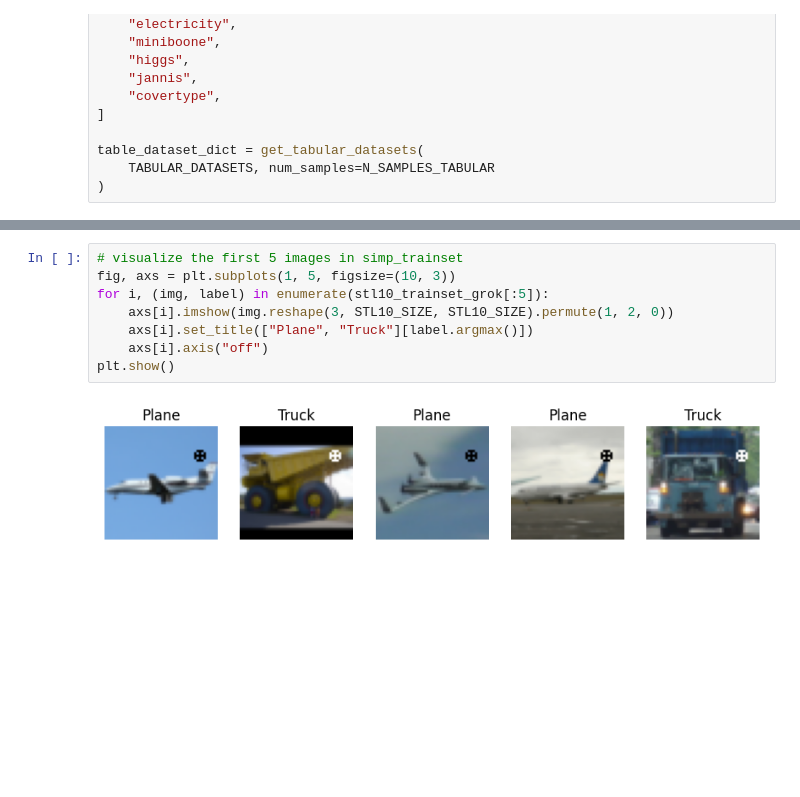
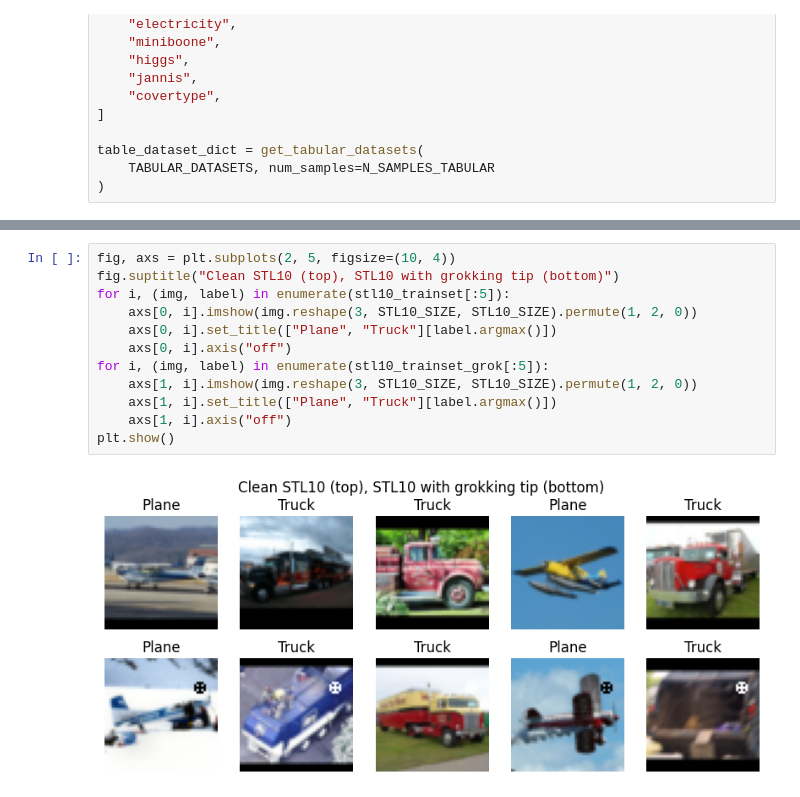
Before and after one commit to gerkone/recursive_feature_machines_praktikum, a Jupyter notebook: praktikum/reproduction.ipynb, the cells around one changed output, grey strips where cells are left out. Saved outputs shown, nothing was run; the diff lists cells and outputs as text; blank space fills up the shorter version.

```diff
--- a/praktikum/reproduction.ipynb
+++ b/praktikum/reproduction.ipynb
@@ -311,13 +301,17 @@ stl10_testset_grok = add_grok_tip(stl10_testset)
 # %%
-# visualize the first 5 images in simp_trainset
-fig, axs = plt.subplots(1, 5, figsize=(10, 3))
+fig, axs = plt.subplots(2, 5, figsize=(10, 4))
+fig.suptitle("Clean STL10 (top), STL10 with grokking tip (bottom)")
+for i, (img, label) in enumerate(stl10_trainset[:5]):
+    axs[0, i].imshow(img.reshape(3, STL10_SIZE, STL10_SIZE).permute(1, 2, 0))
+    axs[0, i].set_title(["Plane", "Truck"][label.argmax()])
+    axs[0, i].axis("off")
 for i, (img, label) in enumerate(stl10_trainset_grok[:5]):
-    axs[i].imshow(img.reshape(3, STL10_SIZE, STL10_SIZE).permute(1, 2, 0))
-    axs[i].set_title(["Plane", "Truck"][label.argmax()])
-    axs[i].axis("off")
+    axs[1, i].imshow(img.reshape(3, STL10_SIZE, STL10_SIZE).permute(1, 2, 0))
+    axs[1, i].set_title(["Plane", "Truck"][label.argmax()])
+    axs[1, i].axis("off")
 plt.show()
 # %% [output]
-[figure, old version]
+[figure, new version]
 # %%
 display(Markdown(f"### Grokking STL10 __{GROKKING_STL10_TARGETS}__"))
 
```
Also changed, not shown: parts of 17 cells of this notebook, 7 other files.
